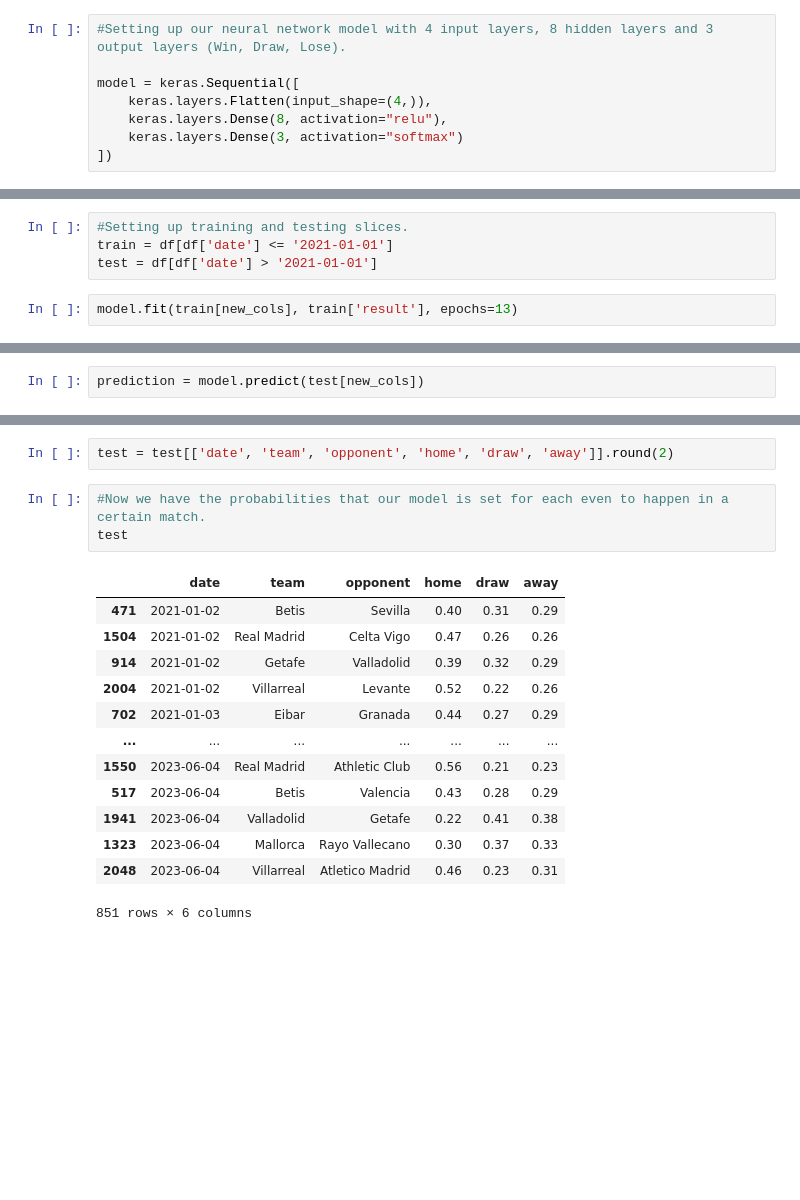
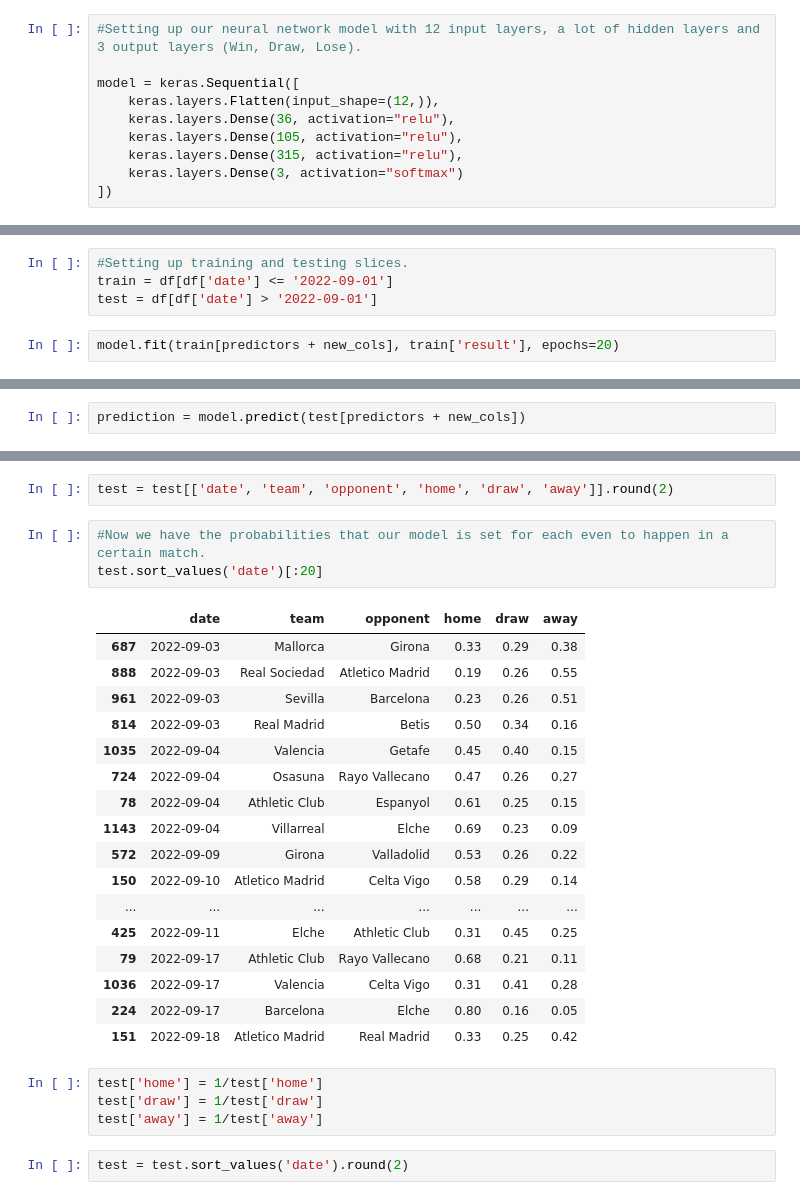
Before and after one commit to Miserry/Neural_network_predicting_football, a Jupyter notebook: Neural_training.ipynb, the cells around one changed output, grey strips where cells are left out. Cells and saved outputs as stored; diff of their text form; blank space fills up the shorter version.

```diff
--- a/Neural_training.ipynb
+++ b/Neural_training.ipynb
@@ -128,19 +223,21 @@ df.head()
 # %% [markdown]
 ## Now let's set up our model, train, test and see the results.
 # %%
-#Setting up our neural network model with 4 input layers, 8 hidden layers and 3 output layers (Win, Draw, Lose).
+#Setting up our neural network model with 12 input layers, a lot of hidden layers and 3 output layers (Win, Draw, Lose).
 
 model = keras.Sequential([
-    keras.layers.Flatten(input_shape=(4,)),
-    keras.layers.Dense(8, activation="relu"),
+    keras.layers.Flatten(input_shape=(12,)),
+    keras.layers.Dense(36, activation="relu"),
+    keras.layers.Dense(105, activation="relu"),
+    keras.layers.Dense(315, activation="relu"),
     keras.layers.Dense(3, activation="softmax")
 ])
 # %%
 model.compile(optimizer='adam', loss='sparse_categorical_crossentropy', metrics=['accuracy'])
 # %%
 #Setting up training and testing slices.
-train = df[df['date'] <= '2021-01-01']
-test = df[df['date'] > '2021-01-01']
+train = df[df['date'] <= '2022-09-01']
+test = df[df['date'] > '2022-09-01']
 # %%
-model.fit(train[new_cols], train['result'], epochs=13)
+model.fit(train[predictors + new_cols], train['result'], epochs=20)
 # %% [output]
@@ -169,3 +266,3 @@ test_loss, test_acc = model.evaluate(test[new_cols], test['result'])
 # %%
-prediction = model.predict(test[new_cols])
+prediction = model.predict(test[predictors + new_cols])
 # %% [output]
@@ -203,18 +300,28 @@ See the caveats in the documentation: https://pandas.pydata.org/pandas-docs/stab
 test = test[['date', 'team', 'opponent', 'home', 'draw', 'away']].round(2)
 # %%
 #Now we have the probabilities that our model is set for each even to happen in a certain match.
-test
+test.sort_values('date')[:20]
 # %% [output]
 |  | date | team | opponent | home | draw | away |
-| 471 | 2021-01-02 | Betis | Sevilla | 0.40 | 0.31 | 0.29 |
-| 1504 | 2021-01-02 | Real Madrid | Celta Vigo | 0.47 | 0.26 | 0.26 |
-| 914 | 2021-01-02 | Getafe | Valladolid | 0.39 | 0.32 | 0.29 |
-| 2004 | 2021-01-02 | Villarreal | Levante | 0.52 | 0.22 | 0.26 |
-| 702 | 2021-01-03 | Eibar | Granada | 0.44 | 0.27 | 0.29 |
+| 687 | 2022-09-03 | Mallorca | Girona | 0.33 | 0.29 | 0.38 |
+| 888 | 2022-09-03 | Real Sociedad | Atletico Madrid | 0.19 | 0.26 | 0.55 |
+| 961 | 2022-09-03 | Sevilla | Barcelona | 0.23 | 0.26 | 0.51 |
+| 814 | 2022-09-03 | Real Madrid | Betis | 0.50 | 0.34 | 0.16 |
+| 1035 | 2022-09-04 | Valencia | Getafe | 0.45 | 0.40 | 0.15 |
+| 724 | 2022-09-04 | Osasuna | Rayo Vallecano | 0.47 | 0.26 | 0.27 |
+| 78 | 2022-09-04 | Athletic Club | Espanyol | 0.61 | 0.25 | 0.15 |
+| 1143 | 2022-09-04 | Villarreal | Elche | 0.69 | 0.23 | 0.09 |
+| 572 | 2022-09-09 | Girona | Valladolid | 0.53 | 0.26 | 0.22 |
+| 150 | 2022-09-10 | Atletico Madrid | Celta Vigo | 0.58 | 0.29 | 0.14 |
 | ... | ... | ... | ... | ... | ... | ... |
-| 1550 | 2023-06-04 | Real Madrid | Athletic Club | 0.56 | 0.21 | 0.23 |
-| 517 | 2023-06-04 | Betis | Valencia | 0.43 | 0.28 | 0.29 |
-| 1941 | 2023-06-04 | Valladolid | Getafe | 0.22 | 0.41 | 0.38 |
-| 1323 | 2023-06-04 | Mallorca | Rayo Vallecano | 0.30 | 0.37 | 0.33 |
-| 2048 | 2023-06-04 | Villarreal | Atletico Madrid | 0.46 | 0.23 | 0.31 |
+| 425 | 2022-09-11 | Elche | Athletic Club | 0.31 | 0.45 | 0.25 |
+| 79 | 2022-09-17 | Athletic Club | Rayo Vallecano | 0.68 | 0.21 | 0.11 |
+| 1036 | 2022-09-17 | Valencia | Celta Vigo | 0.31 | 0.41 | 0.28 |
+| 224 | 2022-09-17 | Barcelona | Elche | 0.80 | 0.16 | 0.05 |
+| 151 | 2022-09-18 | Atletico Madrid | Real Madrid | 0.33 | 0.25 | 0.42 |
-851 rows × 6 columns
+# %%
+test['home'] = 1/test['home']
+test['draw'] = 1/test['draw']
+test['away'] = 1/test['away']
+# %%
+test = test.sort_values('date').round(2)
```
Also changed, not shown: parts of 21 cells of this notebook.
